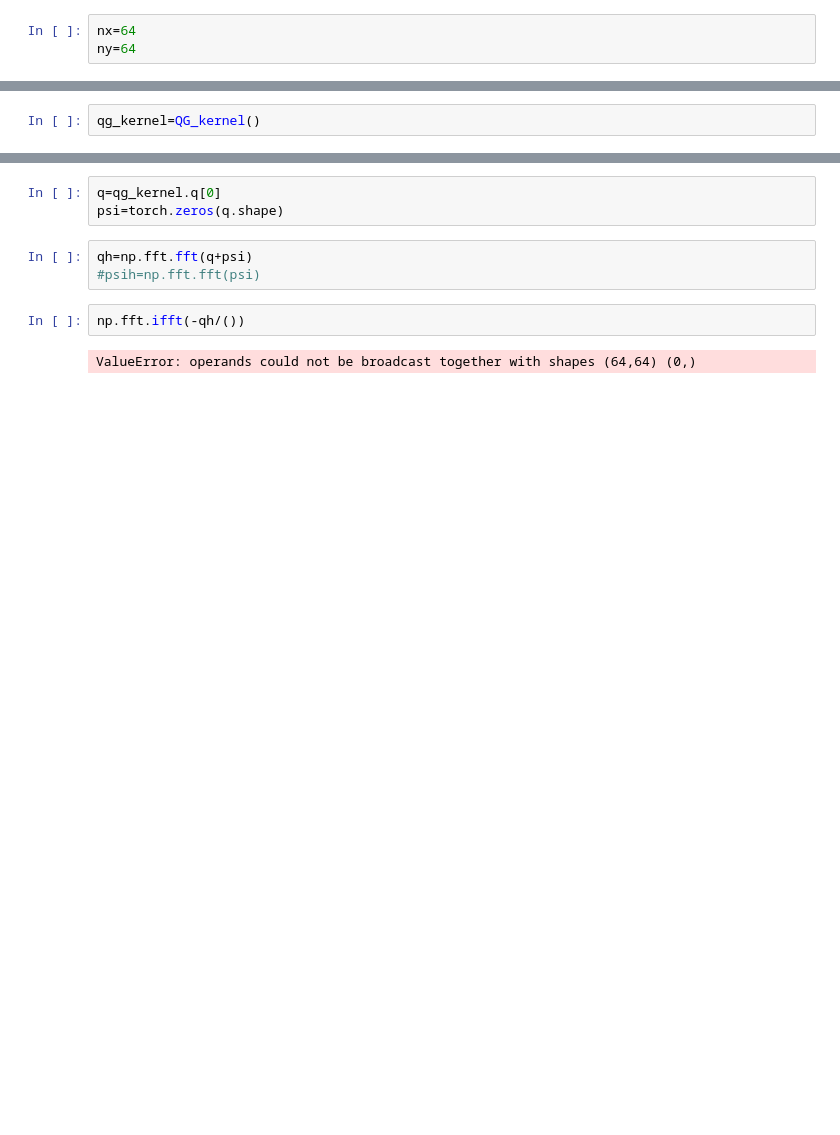
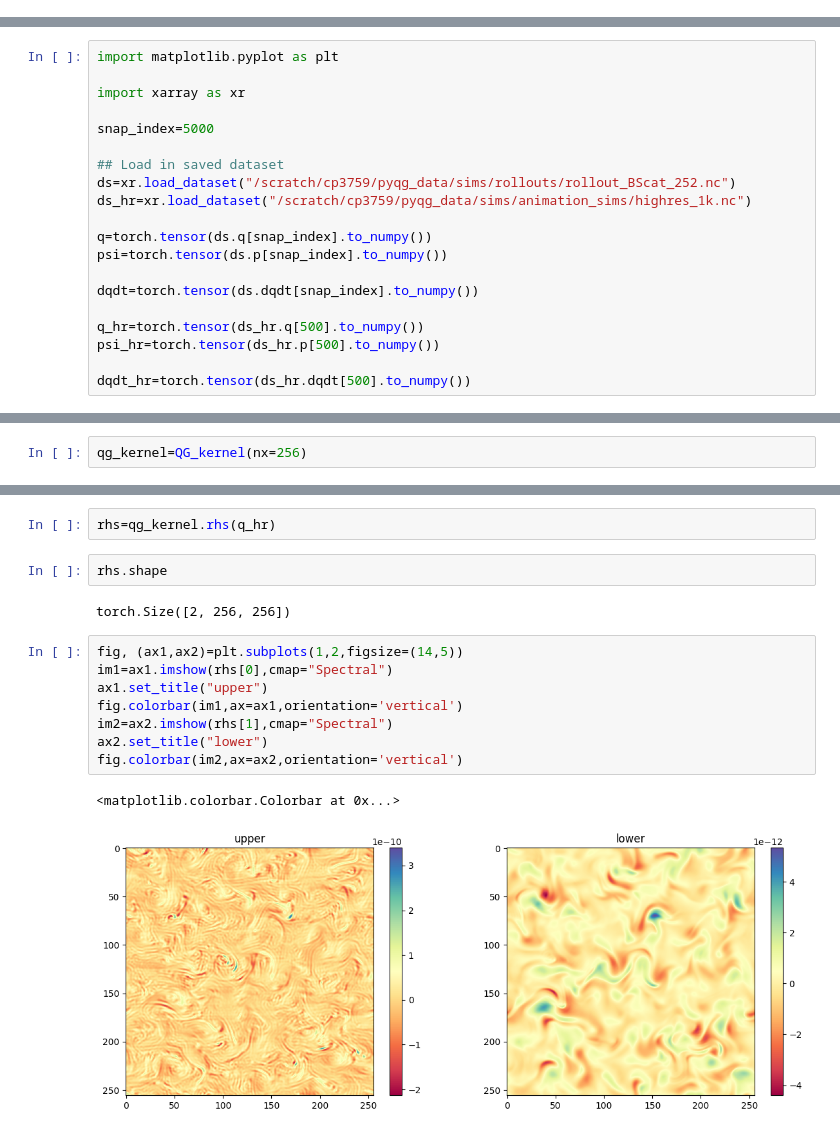
Before and after one commit to Chris-Pedersen/torch_qg, a Jupyter notebook: playground/qg.ipynb, the cells around one changed output, grey strips where cells are left out. Cells and saved outputs as stored; diff of their text form; blank space fills up the shorter version.

Commit message:
Update notebook with base kernel object - advection and rhs implemented, but not sure if everything is correct yet

```diff
--- a/playground/qg.ipynb
+++ b/playground/qg.ipynb
@@ -1,3 +0,0 @@
-# %%
-nx=64
-ny=64
@@ -34,3 +5,23 @@ tensor([[0.8505, 0.9775],
+# %%
+import matplotlib.pyplot as plt
+
+import xarray as xr
+
+snap_index=5000
+
+## Load in saved dataset
+ds=xr.load_dataset("/scratch/cp3759/pyqg_data/sims/rollouts/rollout_BScat_252.nc")
+ds_hr=xr.load_dataset("/scratch/cp3759/pyqg_data/sims/animation_sims/highres_1k.nc")
+
+q=torch.tensor(ds.q[snap_index].to_numpy())
+psi=torch.tensor(ds.p[snap_index].to_numpy())
+
+dqdt=torch.tensor(ds.dqdt[snap_index].to_numpy())
+
+q_hr=torch.tensor(ds_hr.q[500].to_numpy())
+psi_hr=torch.tensor(ds_hr.p[500].to_numpy())
+
+dqdt_hr=torch.tensor(ds_hr.dqdt[500].to_numpy())
 # %%
 class QG_kernel():
     def __init__(
@@ -96,2 +249,2 @@ class QG_kernel():
 # %%
-qg_kernel=QG_kernel()
+qg_kernel=QG_kernel(nx=256)
@@ -121,10 +251,17 @@ tensor([[[2.0993e-07, 3.6425e-07, 6.0980e-07,  ..., 1.0314e-06,
-# %%
-q=qg_kernel.q[0]
-psi=torch.zeros(q.shape)
-# %%
-qh=np.fft.fft(q+psi)
-#psih=np.fft.fft(psi)
-# %%
-np.fft.ifft(-qh/())
-# %% [output]
-ValueError: operands could not be broadcast together with shapes (64,64) (0,)
+# %%
+rhs=qg_kernel.rhs(q_hr)
+# %%
+rhs.shape
+# %% [output]
+torch.Size([2, 256, 256])
+# %%
+fig, (ax1,ax2)=plt.subplots(1,2,figsize=(14,5))
+im1=ax1.imshow(rhs[0],cmap="Spectral")
+ax1.set_title("upper")
+fig.colorbar(im1,ax=ax1,orientation='vertical')
+im2=ax2.imshow(rhs[1],cmap="Spectral")
+ax2.set_title("lower")
+fig.colorbar(im2,ax=ax2,orientation='vertical')
+# %% [output]
+<matplotlib.colorbar.Colorbar at 0x...>
+[figure, added]
```
Also changed, not shown: parts of 8 cells of this notebook.
